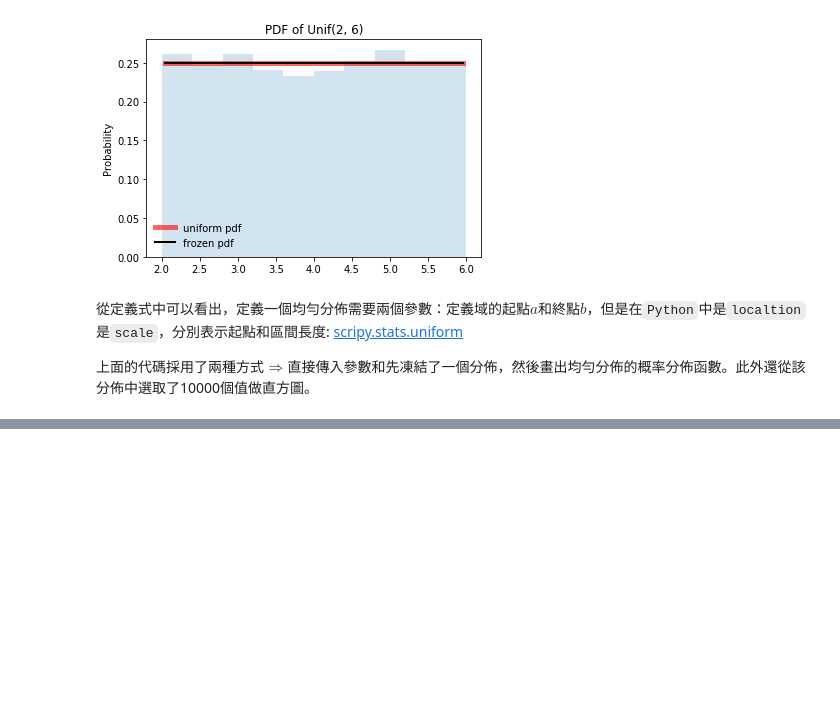
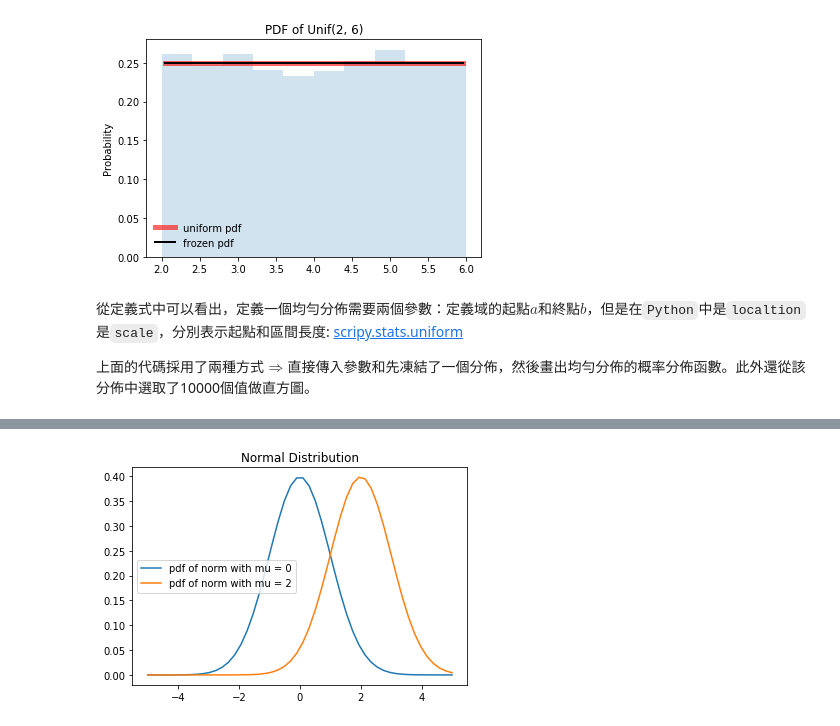
Before and after one commit to TerenceLiu98/Undergraduate-in-Statistics, a Jupyter notebook: jupyterfiles/Use PY in Advanced Statistics .ipynb, the cells around one changed output, grey strips where cells are left out. Cells and saved outputs as stored; diff of their text form; code cells hidden in the pictures; blank space fills up the shorter version.

```diff
--- a/jupyterfiles/Use PY in Advanced Statistics .ipynb
+++ b/jupyterfiles/Use PY in Advanced Statistics .ipynb
@@ -502,0 +651,18 @@ True
+# %%
+import scipy.stats as stats
+import numpy as np
+import matplotlib.pyplot as plot
+
+fig, ax = plt.subplots(1, 1)
+x = np.linspace(-5,5)
+y = stats.norm.pdf(x, loc=0, scale=1)
+y1 = stats.norm.pdf(x, loc=2, scale=1)
+ax.plot(x,y,'-',label='pdf of norm with mu = 0')
+ax.plot(x,y1,'-',label='pdf of norm with mu = 2')
+ax.legend(loc='best',frameon=True)
+
+plt.title(r'Normal Distribution')
+
+plt.show()
+# %% [output]
+[figure, added]
```
Also changed, not shown: parts of 13 cells of this notebook.
